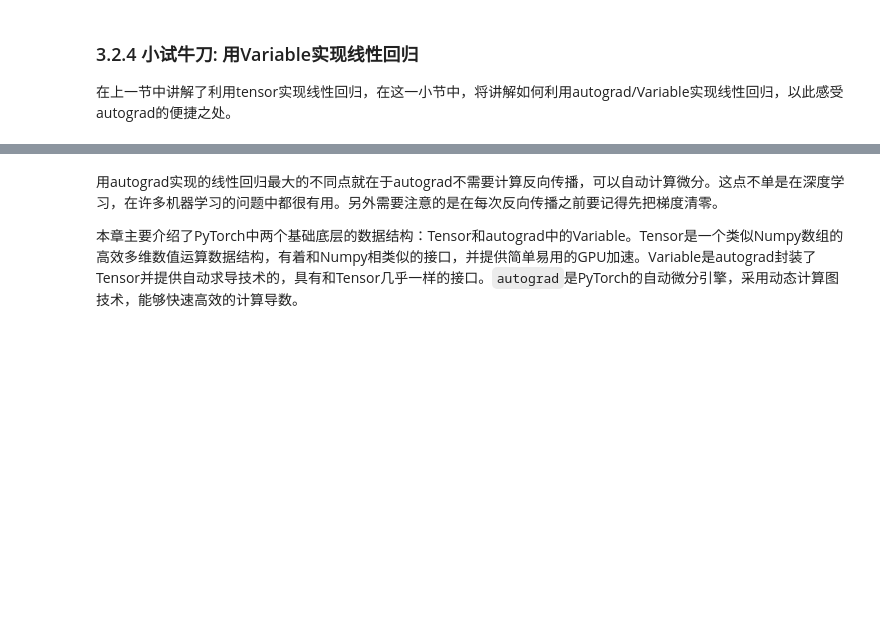
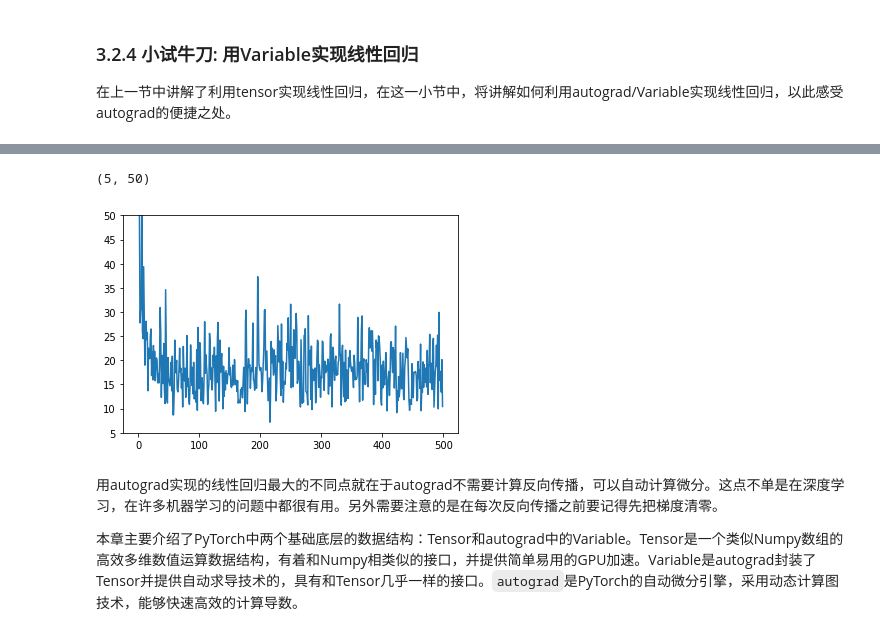
Before and after one commit to chenyuntc/pytorch-book, a Jupyter notebook: chapter3-Tensor和autograd/Autograd.ipynb, the cells around one changed output, grey strips where cells are left out. Saved outputs shown, nothing was run; the diff lists cells and outputs as text; code cells hidden in the pictures; blank space fills up the shorter version.

```diff
--- a/chapter3-Tensor和autograd/Autograd.ipynb
+++ b/chapter3-Tensor和autograd/Autograd.ipynb
@@ -666,3 +644,9 @@ print(w.data.squeeze()[0], b.data.squeeze()[0])
+# %%
+plt.plot(losses)
+plt.ylim(5,50)
+# %% [output]
+(5, 50)
+[figure, added]
 # %% [markdown]
 用autograd实现的线性回归最大的不同点就在于autograd不需要计算反向传播，可以自动计算微分。这点不单是在深度学习，在许多机器学习的问题中都很有用。另外需要注意的是在每次反向传播之前要记得先把梯度清零。
 
```
Also changed, not shown: parts of 57 cells of this notebook, 29 other files.
